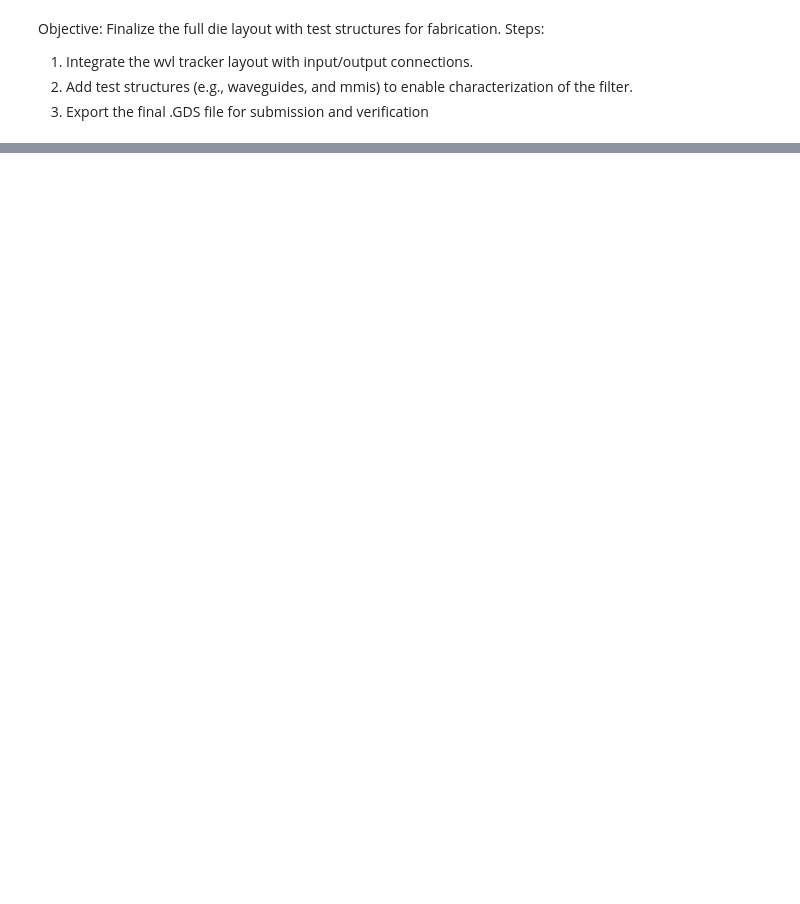
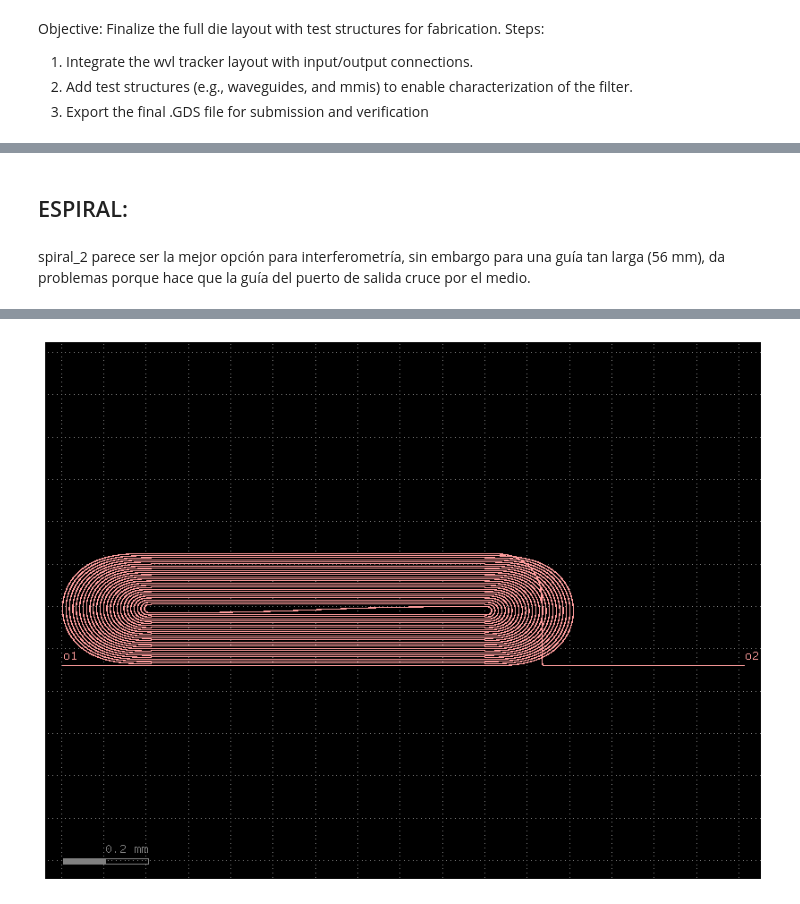
Before and after one commit to mromgar1/pic-upv-lab5-finalproject, a Jupyter notebook: LAYOUT_SOI.ipynb, the cells around one changed output, grey strips where cells are left out. Cells and saved outputs as stored; diff of their text form; code cells hidden in the pictures; blank space fills up the shorter version.

Commit message:
espirales

```diff
--- a/LAYOUT_SOI.ipynb
+++ b/LAYOUT_SOI.ipynb
@@ -44,0 +159,11 @@ die_ref = main << die(dieW = dieW, layer_box = "FLOORPLAN")
+# %% [markdown]
+## ESPIRAL:
+# %% [markdown]
+spiral_2 parece ser la mejor opción para interferometría, sin embargo para una guía tan larga (56 mm), da problemas porque hace que la guía del puerto de salida cruce por el medio.
+# %%
+upper_arm_length = 1400
+c = gf.components.spiral_racetrack_fixed_length(length=56000, in_out_port_spacing= upper_arm_length , n_straight_sections=50, min_spacing=5, bend='bend_euler', bend_s='bend_s', cross_section='strip')
+c.draw_ports()
+c.show()
+c.plot()
+# %% [output]
@@ -44,0 +171 @@ die_ref = main << die(dieW = dieW, layer_box = "FLOORPLAN")
+[figure, added]
```
Also changed, not shown: parts of 5 cells of this notebook, 2 other files.
